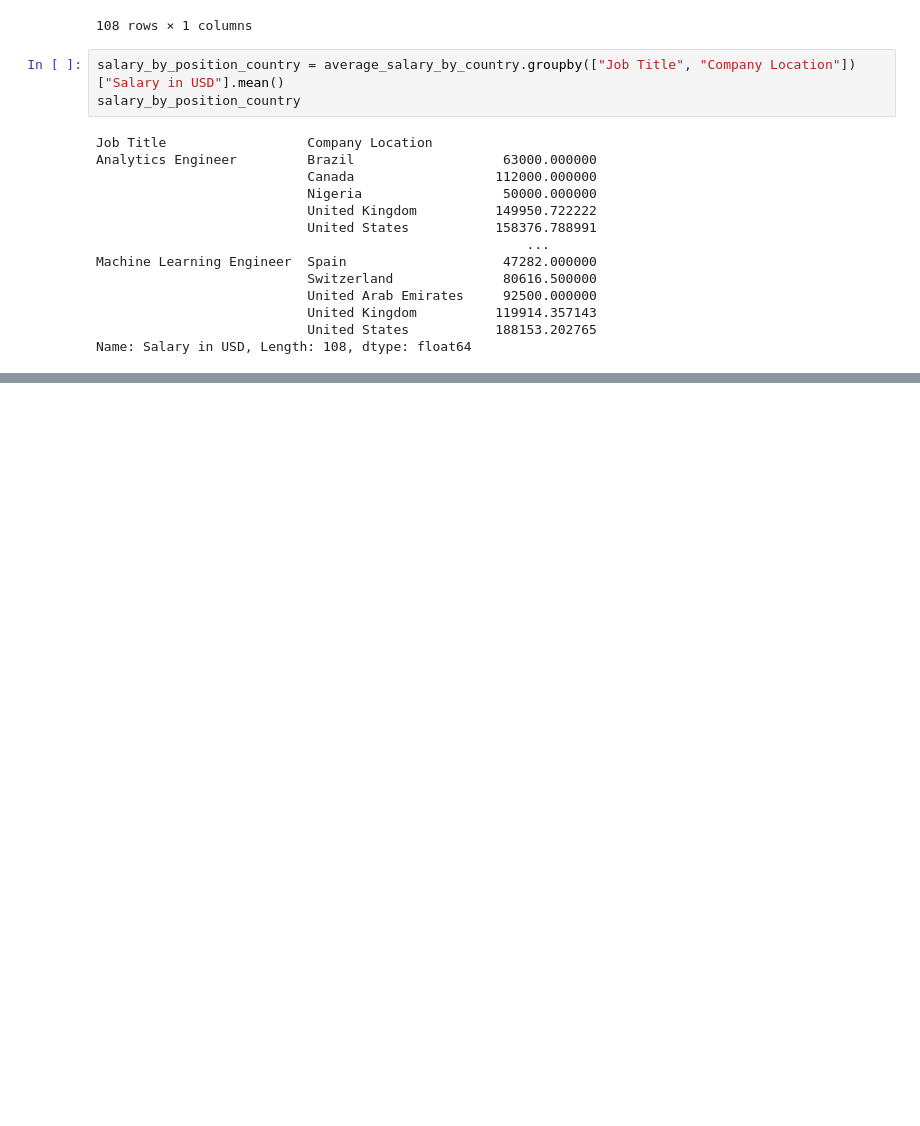
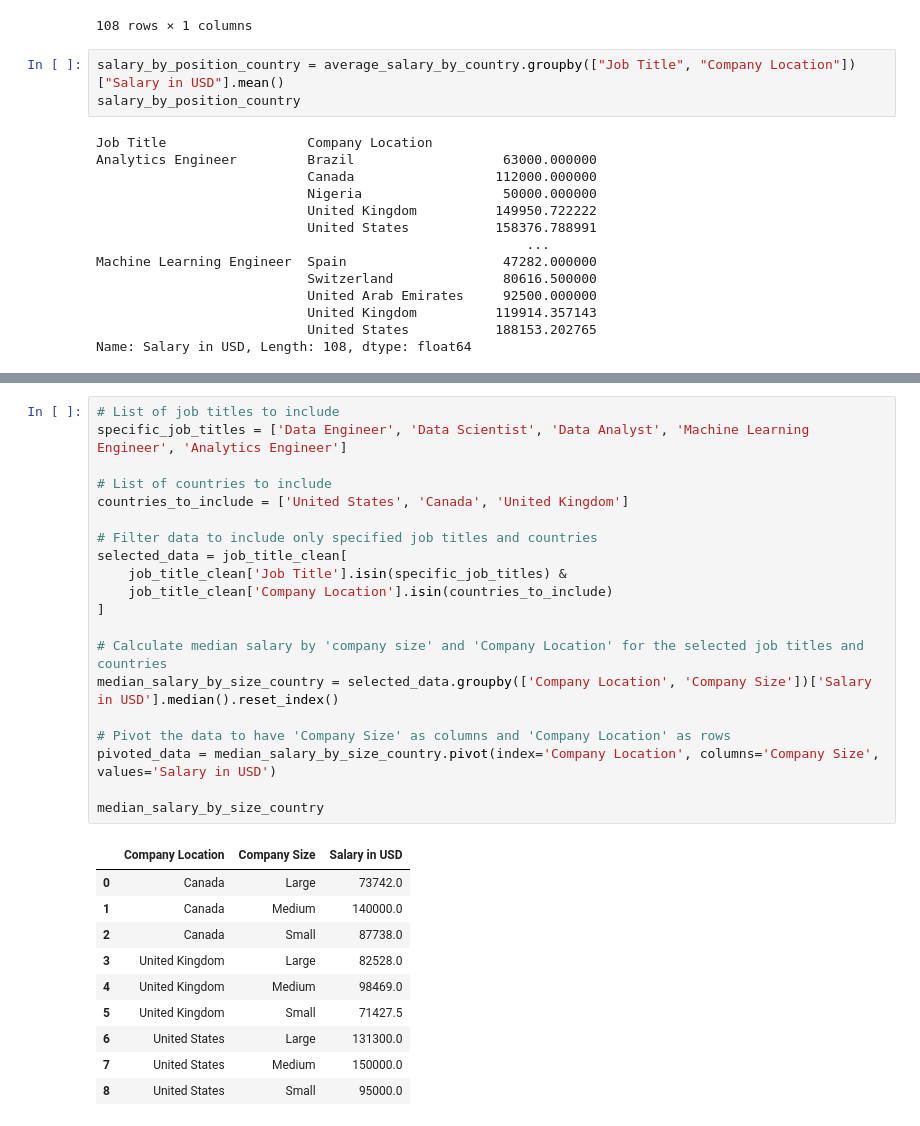
Before and after one commit to emilyshewcraft/project-one, a Jupyter notebook: data_science_salaries.LS.ipynb, the cells around one changed output, grey strips where cells are left out. Cells and saved outputs as stored; diff of their text form; blank space fills up the shorter version.

```diff
--- a/data_science_salaries.LS.ipynb
+++ b/data_science_salaries.LS.ipynb
@@ -546,0 +486,31 @@ plt.show()
+# %%
+# List of job titles to include
+specific_job_titles = ['Data Engineer', 'Data Scientist', 'Data Analyst', 'Machine Learning Engineer', 'Analytics Engineer']
+
+# List of countries to include
+countries_to_include = ['United States', 'Canada', 'United Kingdom']
+
+# Filter data to include only specified job titles and countries
+selected_data = job_title_clean[
+    job_title_clean['Job Title'].isin(specific_job_titles) &
+    job_title_clean['Company Location'].isin(countries_to_include)
+]
+
+# Calculate median salary by 'company size' and 'Company Location' for the selected job titles and countries
+median_salary_by_size_country = selected_data.groupby(['Company Location', 'Company Size'])['Salary in USD'].median().reset_index()
+
+# Pivot the data to have 'Company Size' as columns and 'Company Location' as rows
+pivoted_data = median_salary_by_size_country.pivot(index='Company Location', columns='Company Size', values='Salary in USD')
+
+median_salary_by_size_country
+# %% [output]
+|  | Company Location | Company Size | Salary in USD |
+| 0 | Canada | Large | 73742.0 |
+| 1 | Canada | Medium | 140000.0 |
+| 2 | Canada | Small | 87738.0 |
+| 3 | United Kingdom | Large | 82528.0 |
+| 4 | United Kingdom | Medium | 98469.0 |
+| 5 | United Kingdom | Small | 71427.5 |
+| 6 | United States | Large | 131300.0 |
+| 7 | United States | Medium | 150000.0 |
+| 8 | United States | Small | 95000.0 |
```
Also changed, not shown: parts of 12 cells of this notebook.
